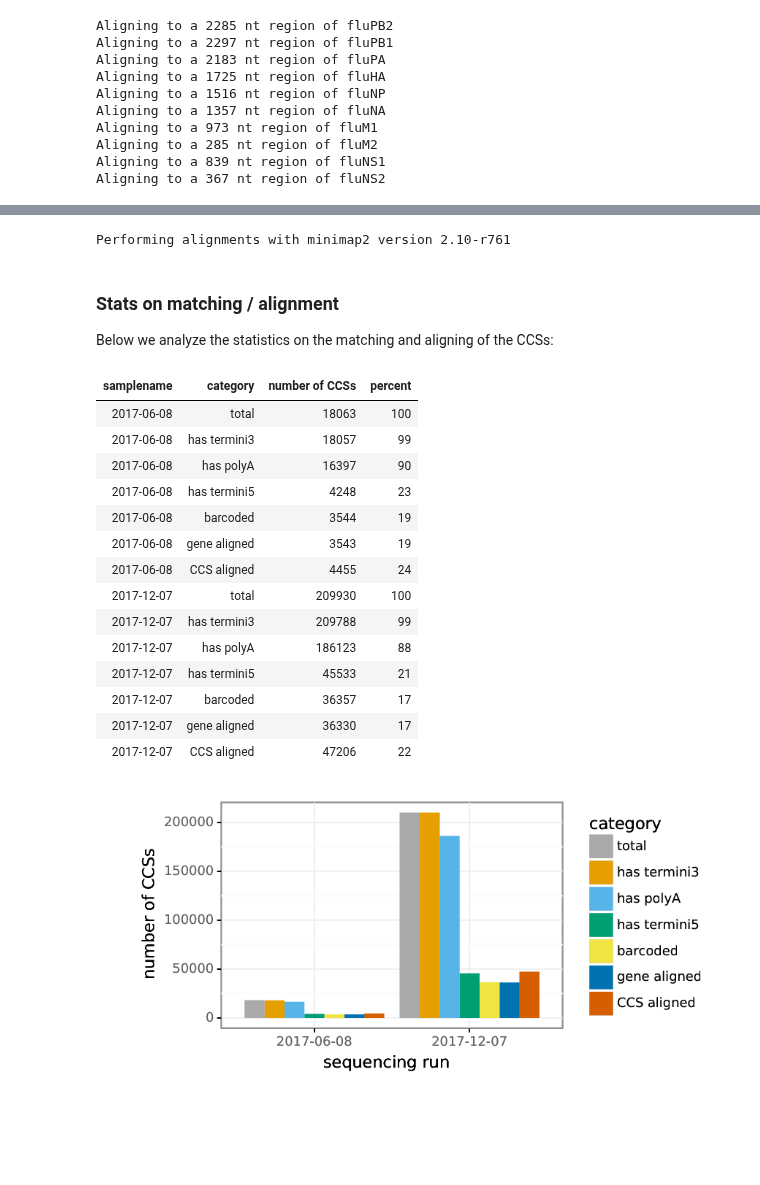
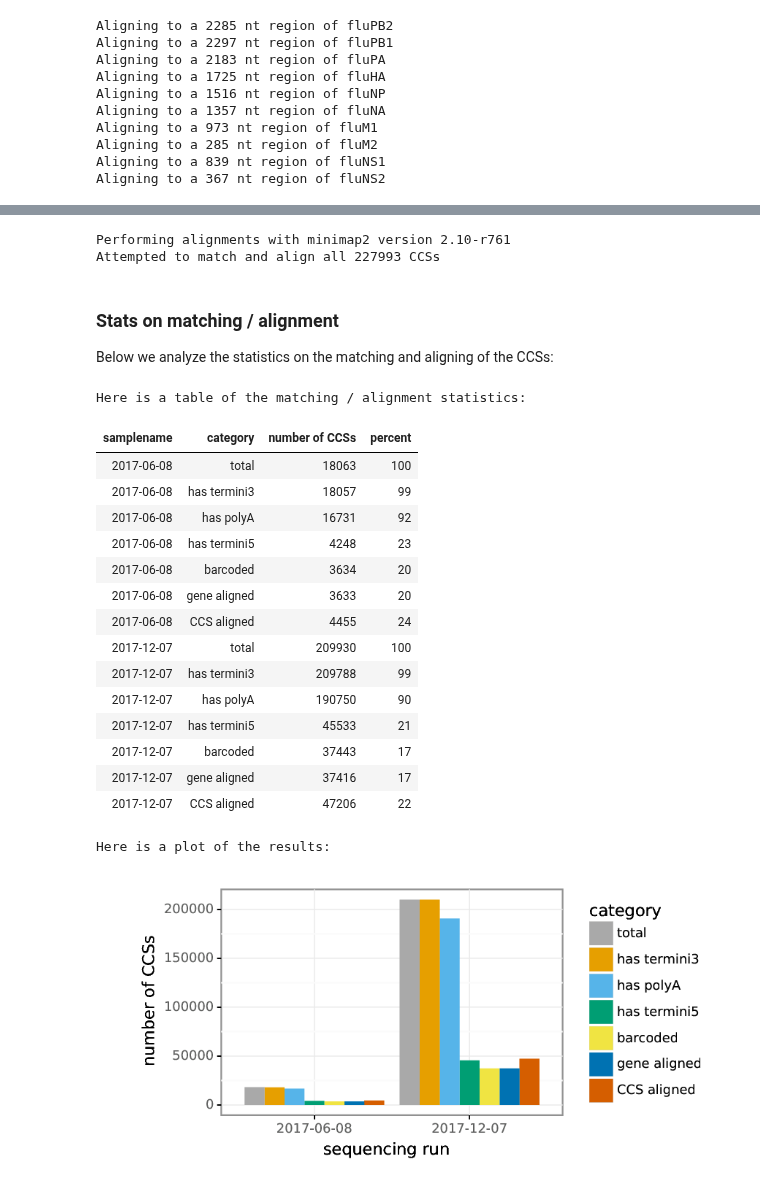
Before and after one commit to jbloomlab/IFNsorted_flu_single_cell, a Jupyter notebook: pacbio_analysis.ipynb, the cells around one changed output, grey strips where cells are left out. Cells and saved outputs as stored; diff of their text form; code cells hidden in the pictures; blank space fills up the shorter version.

```diff
--- a/pacbio_analysis.ipynb
+++ b/pacbio_analysis.ipynb
@@ -285,32 +289,39 @@ Specifically, we look for CCS's that have:
 We don't require a match to the first 5 nt of each termini, as sometimes the ends of the CCS's can be "sloppy":
 # %%
 mapper = dms_tools2.minimap2.Mapper(targetfile,
-        dms_tools2.minimap2.OPTIONS_VIRUS_W_DEL)
+        dms_tools2.minimap2.OPTIONS_VIRUS_W_DEL,
+        target_isoforms={'fluM1':['fluM2'], 'fluM2':['fluM1'],
+                         'fluNS1':['fluNS2'], 'fluNS2':['fluNS1']})
 print("Performing alignments with minimap2 version {0}".format(mapper.version))
 
 trim_ends = 5 # trim this many off each termini
 
-df = dms_tools2.pacbio.matchAndAlignCCS(
+df_all = dms_tools2.pacbio.matchAndAlignCCS(
         ccslist=ccslist,
         mapper=mapper,
         termini5='|'.join([s[trim_ends : ] for s in primer5_mix.values()]),
-        gene='N+',
-        spacer='A{25,35}',
+        gene='N+B',
+        spacer='AAA(A{19,}){e<=2}AAA', # regex fuzzy matching allows 2 mismatch
         umi='N{10}',
         barcode='N{16}',
-        termini3=dms_tools2.utils.reverseComplement(primer3)[ : trim_ends]
+        termini3=dms_tools2.utils.reverseComplement(primer3)[ : trim_ends],
         ).rename(columns={'has_spacer':'has_polyA'})
+
+print("Attempted to match and align all {0} CCSs".format(len(df_all)))
 # %% [output]
 Performing alignments with minimap2 version 2.10-r761
+Attempted to match and align all 227993 CCSs
 # %% [markdown]
 ### Stats on matching / alignment
 Below we analyze the statistics on the matching and aligning of the CCSs:
 # %%
+# possible matching / alignment categories
 match_align_cats = ['total', 'has_termini3', 'has_polyA', 'has_termini5',
                     'barcoded', 'gene_aligned', 'CCS_aligned']
 
+# tabulate statistics on matching / alignment
 match_align_df = (
-    df
+    df_all
     .assign(total=True)
     .melt(id_vars=['samplename'],
           value_vars=match_align_cats,
@@ -319,41 +330,45 @@ match_align_df = (
     .groupby(['samplename', 'category'], as_index=False)
     .aggregate('sum')
     .assign(category=lambda x: pandas.Categorical(
             x.category.str.replace('_', ' '),
             [col.replace('_', ' ') for col in match_align_cats]))
     .sort_values(['samplename', 'category'])
     .assign(percent=lambda x: 100 * x['number of CCSs'] /
                x.groupby('samplename')['number of CCSs'].transform('max'))
     )
-
+print("Here is a table of the matching / alignment statistics:")
 display(HTML(match_align_df.to_html(index=False, float_format='%d')))
 
+# plot the matching alignment statistics
 match_align_plot = os.path.join(aligndir, 'match_align_plot.pdf')
 (ggplot(match_align_df, aes('samplename', 'number of CCSs')) +
     geom_bar(aes(fill='category'), position='dodge', stat='identity') +
     scale_fill_manual(COLOR_BLIND_PALETTE_GRAY) +
     xlab('sequencing run')
     ).save(match_align_plot,
            width=1.5 * (1 + len(seqruns)),
            height=3)
+print("\nHere is a plot of the results:")
 showPDF(match_align_plot, width=700)
 # %% [output]
+Here is a table of the matching / alignment statistics:
 | samplename | category | number of CCSs | percent |
 | 2017-06-08 | total | 18063 | 100 |
 | 2017-06-08 | has termini3 | 18057 | 99 |
-| 2017-06-08 | has polyA | 16397 | 90 |
+| 2017-06-08 | has polyA | 16731 | 92 |
 | 2017-06-08 | has termini5 | 4248 | 23 |
-| 2017-06-08 | barcoded | 3544 | 19 |
-| 2017-06-08 | gene aligned | 3543 | 19 |
+| 2017-06-08 | barcoded | 3634 | 20 |
+| 2017-06-08 | gene aligned | 3633 | 20 |
 | 2017-06-08 | CCS aligned | 4455 | 24 |
 | 2017-12-07 | total | 209930 | 100 |
 | 2017-12-07 | has termini3 | 209788 | 99 |
-| 2017-12-07 | has polyA | 186123 | 88 |
+| 2017-12-07 | has polyA | 190750 | 90 |
 | 2017-12-07 | has termini5 | 45533 | 21 |
-| 2017-12-07 | barcoded | 36357 | 17 |
-| 2017-12-07 | gene aligned | 36330 | 17 |
+| 2017-12-07 | barcoded | 37443 | 17 |
+| 2017-12-07 | gene aligned | 37416 | 17 |
 | 2017-12-07 | CCS aligned | 47206 | 22 |
+Here is a plot of the results:
-[figure, old version]
+[figure, new version]
 # %% [markdown]
 We see that across both samples, the vast majority of CCSs have the 3' termini and the polyA, as might be expected given that those need to be there for the 3' primer to work.
 
```
Also changed, not shown: parts of 30 cells of this notebook.
